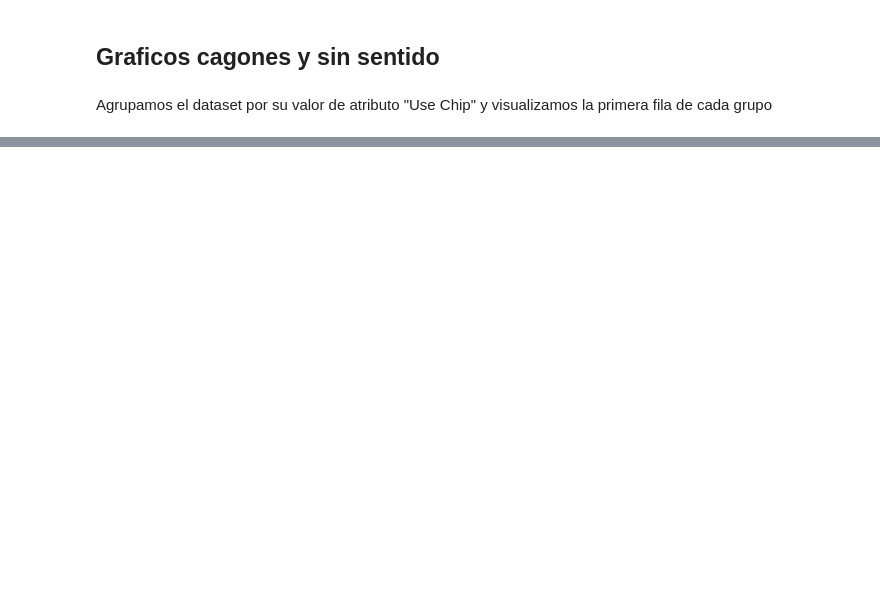
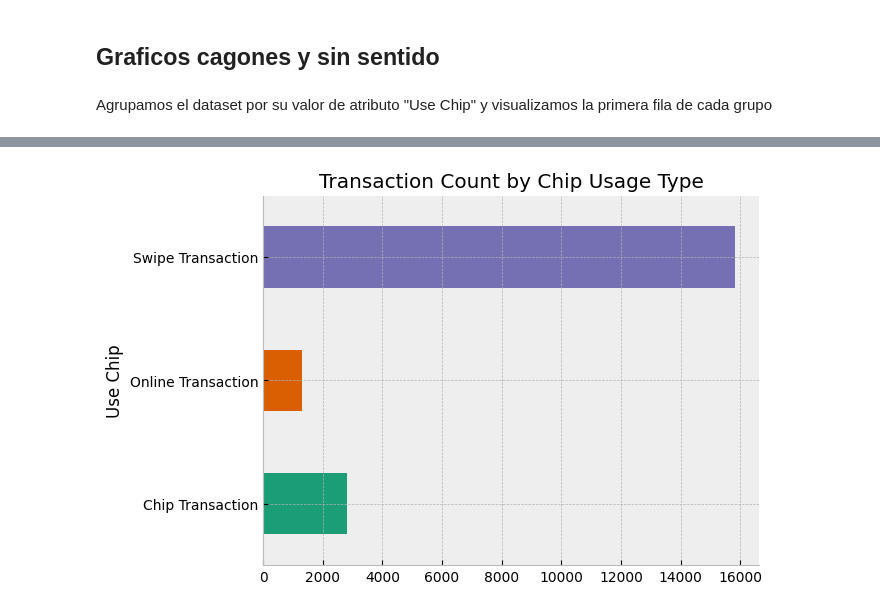
Before and after one commit to AlePatata/Proyecto-Mineros, a Jupyter notebook: HITO_1.ipynb, the cells around one changed output, grey strips where cells are left out. Saved outputs shown, nothing was run; the diff lists cells and outputs as text; code cells hidden in the pictures; blank space fills up the shorter version.

```diff
--- a/HITO_1.ipynb
+++ b/HITO_1.ipynb
@@ -66,10 +63,12 @@ df_users
 # %%
-df_a = df.groupby('Use Chip').size()
+df_a = df_min.groupby('Use Chip').size()
 ax = df_a.plot(kind='barh', color=sns.palettes.mpl_palette('Dark2'))
 
 ax.set_title('Transaction Count by Chip Usage Type')
 
 plt.gca().spines[['top', 'right',]].set_visible(False)
+# %% [output]
+[figure, added]
 # %%
 from matplotlib import pyplot as plt
 import seaborn as sns
```
Also changed, not shown: parts of 9 cells of this notebook.
